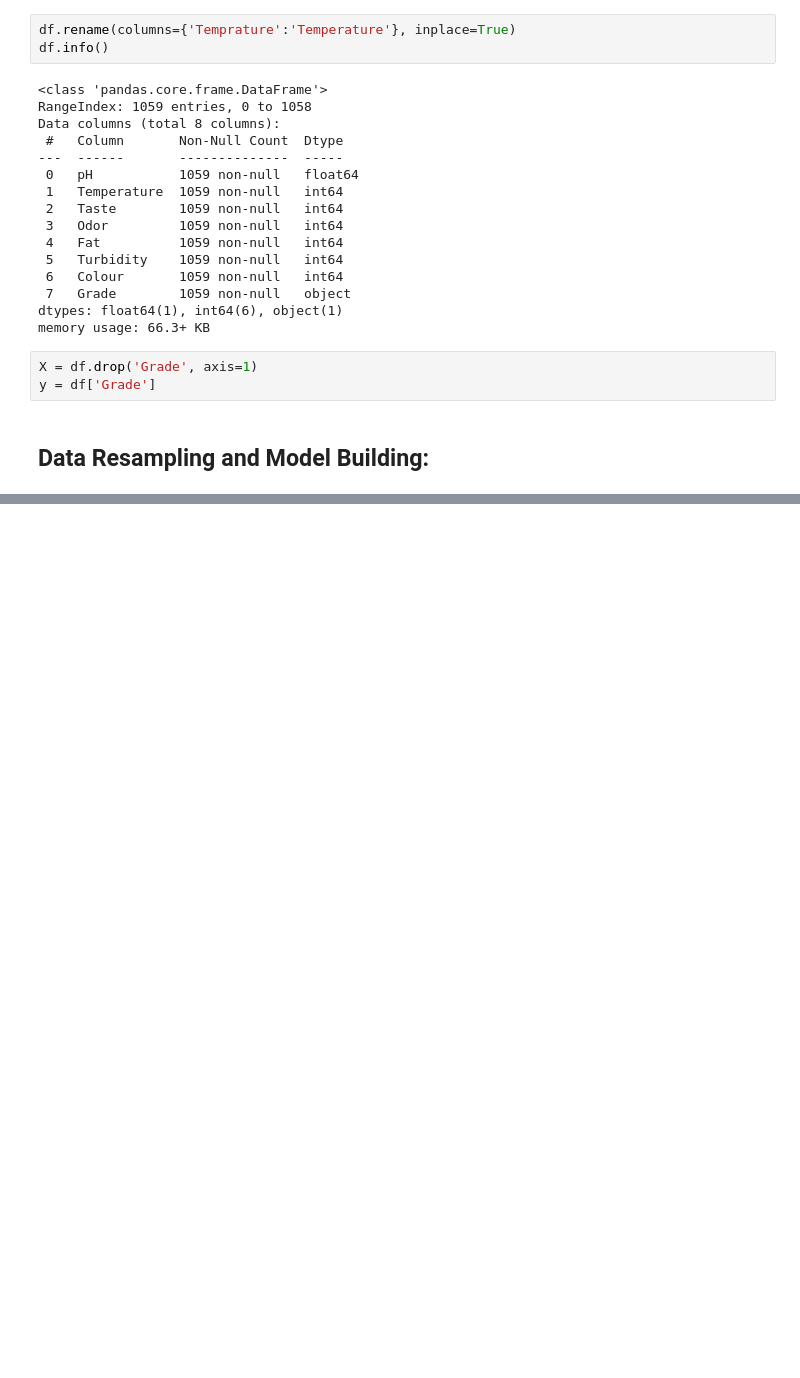
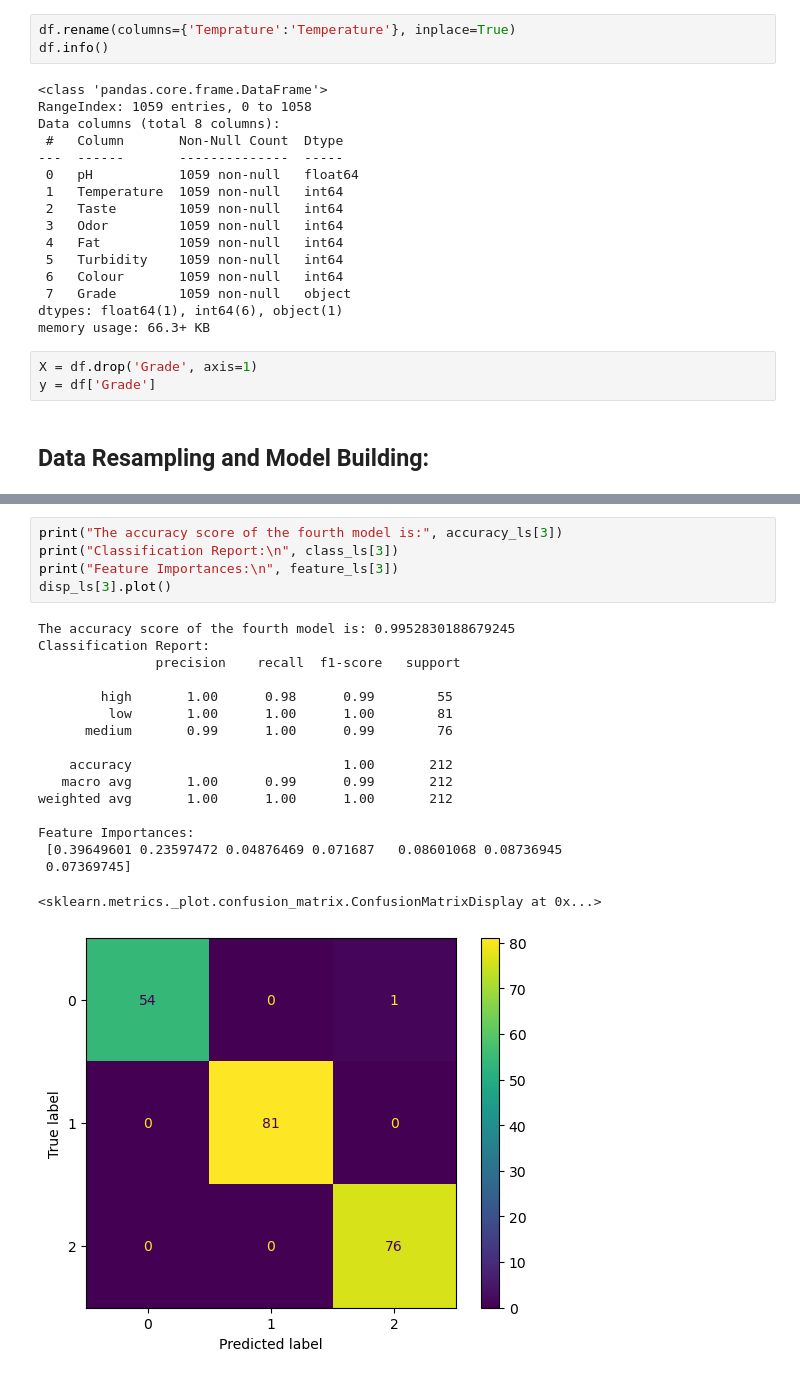
Before and after one commit to haoxiang-xu/data_572_group_6, a Jupyter notebook: AnalysesRF.ipynb, the cells around one changed output, grey strips where cells are left out. Cells and saved outputs as stored; diff of their text form; blank space fills up the shorter version.

```diff
--- a/AnalysesRF.ipynb
+++ b/AnalysesRF.ipynb
@@ -94,0 +154,23 @@ weighted avg       1.00      1.00      1.00       211
+# %%
+print("The accuracy score of the fourth model is:", accuracy_ls[3])
+print("Classification Report:\n", class_ls[3])
+print("Feature Importances:\n", feature_ls[3])
+disp_ls[3].plot()
+# %% [output]
+The accuracy score of the fourth model is: 0.9952830188679245
+Classification Report:
+               precision    recall  f1-score   support
+
+        high       1.00      0.98      0.99        55
+         low       1.00      1.00      1.00        81
+      medium       0.99      1.00      0.99        76
+
+    accuracy                           1.00       212
+   macro avg       1.00      0.99      0.99       212
+weighted avg       1.00      1.00      1.00       212
+
+Feature Importances:
+ [0.39649601 0.23597472 0.04876469 0.071687   0.08601068 0.08736945
+ 0.07369745]
+<sklearn.metrics._plot.confusion_matrix.ConfusionMatrixDisplay at 0x...>
+[figure, added]
```
Also changed, not shown: parts of 10 cells of this notebook.
